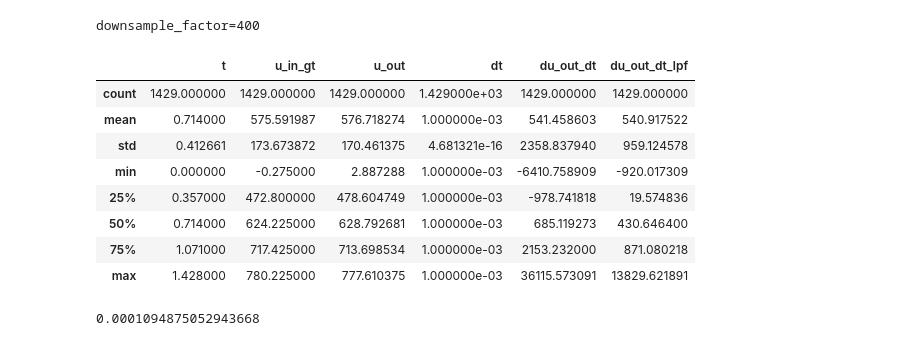
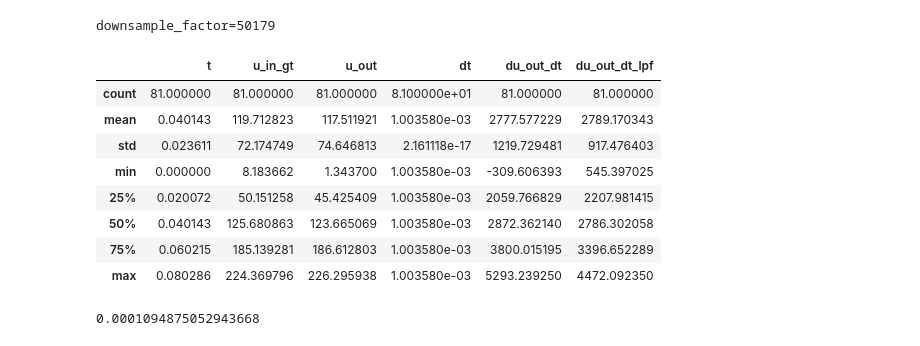
Before and after one commit to maksimdrachov/kalman-sympy, a Jupyter notebook: tau.ipynb, the cells around one changed output. Saved outputs shown, nothing was run; the diff lists cells and outputs as text; code cells hidden in the pictures.

```diff
--- a/tau.ipynb
+++ b/tau.ipynb
@@ -4,8 +4,9 @@ import pandas as pd
 import numpy as np
 import plotly.graph_objects as go
 # %%
-#df = pd.read_csv("SDS00002.CSV", skiprows=[1])
-df = pd.read_csv("SDS00001.CSV", skiprows=[1])
+CSV_file = "SDS00001.CSV"
+
+df = pd.read_csv(CSV_file, skiprows=[1])
 df.describe()
 
 Rhi = 4.7e6*5
@@ -15,48 +16,66 @@ G *= 1.14
 
 # Assign decent names to the columns and compute derivatives
 df["t"] = df.Source - df.Source.min()
-df["u_in_gt"] = df.CH4
-df["u_out"] = df.CH1 * G
+if (CSV_file == "SDS00001.CSV"):
+    df["u_in_gt"] = df.CH4
+    df["u_out"] = df.CH1 * G
+    del df["CH1"]
+    del df["CH4"]
+    begin_at_value = +1000
+    end_at_value = -1000
+elif (CSV_file == "SDS00002.CSV"):
+    df["u_in_gt"] = df.CH4
+    df["u_out"] = df.CH1 * G
+    del df["CH1"]
+    del df["CH4"]
+    begin_at_value = +1000
+    end_at_value = -20
+elif (CSV_file == "SDS00003.CSV"):
+    df["u_in_gt"] = df.CH1
+    df["u_out"] = df.CH3 * G
+    del df["CH1"]
+    del df["CH3"]
+    begin_at_value = +1000
+    end_at_value = -20
 # Remove the silly-named original columns
 del df["Source"]
-del df["CH1"]
-del df["CH4"]
+
 
 desired_sample_rate = 1e3
 time_span = df.t.max() - df.t.min()
 desired_num_samples = int(time_span * desired_sample_rate)
 downsample_factor = round(len(df) / desired_num_samples)
 print(f"{downsample_factor=}")
 num_rows = (len(df) // downsample_factor) * downsample_factor
 df = df.iloc[:num_rows]
 reshaped_df = df.values.reshape(-1, downsample_factor, df.shape[1])
 downsampled_data = reshaped_df.mean(axis=1)
 dsdf = pd.DataFrame(downsampled_data, columns=df.columns)
 dsdf["dt"] = dsdf.t.diff()
 dsdf["du_out_dt"] = dsdf.u_out.diff() / dsdf.dt
 dsdf["du_out_dt_lpf"] = dsdf.du_out_dt.rolling(5).mean()
 
 # Trim the dataframe to only include the part where the cap is being charged
-begin_at = dsdf[dsdf.du_out_dt_lpf > +1000].index[0] - 1
+begin_at = dsdf[dsdf.du_out_dt_lpf > begin_at_value].index[0] - 1
 dsdf     = dsdf.iloc[begin_at:]
-end_at   = dsdf[dsdf.du_out_dt_lpf < -1000].index[0] - 1
+end_at   = dsdf[dsdf.du_out_dt_lpf < end_at_value].index[0] - 1
 dsdf     = dsdf.iloc[:end_at-begin_at]
 dsdf
 
 # Trim the time base.
 dsdf["t"] = dsdf.t - dsdf.t.min()
 dsdf.describe()
 # %% [output]
-downsample_factor=400
+downsample_factor=50179
 |  | t | u_in_gt | u_out | dt | du_out_dt | du_out_dt_lpf |
-| count | 1429.000000 | 1429.000000 | 1429.000000 | 1.429000e+03 | 1429.000000 | 1429.000000 |
-| mean | 0.714000 | 575.591987 | 576.718274 | 1.000000e-03 | 541.458603 | 540.917522 |
-| std | 0.412661 | 173.673872 | 170.461375 | 4.681321e-16 | 2358.837940 | 959.124578 |
-| min | 0.000000 | -0.275000 | 2.887288 | 1.000000e-03 | -6410.758909 | -920.017309 |
-| 25% | 0.357000 | 472.800000 | 478.604749 | 1.000000e-03 | -978.741818 | 19.574836 |
-| 50% | 0.714000 | 624.225000 | 628.792681 | 1.000000e-03 | 685.119273 | 430.646400 |
-| 75% | 1.071000 | 717.425000 | 713.698534 | 1.000000e-03 | 2153.232000 | 871.080218 |
-| max | 1.428000 | 780.225000 | 777.610375 | 1.000000e-03 | 36115.573091 | 13829.621891 |
+| count | 81.000000 | 81.000000 | 81.000000 | 8.100000e+01 | 81.000000 | 81.000000 |
+| mean | 0.040143 | 119.712823 | 117.511921 | 1.003580e-03 | 2777.577229 | 2789.170343 |
+| std | 0.023611 | 72.174749 | 74.646813 | 2.161118e-17 | 1219.729481 | 917.476403 |
+| min | 0.000000 | 8.183662 | 1.343700 | 1.003580e-03 | -309.606393 | 545.397025 |
+| 25% | 0.020072 | 50.151258 | 45.425409 | 1.003580e-03 | 2059.766829 | 2207.981415 |
+| 50% | 0.040143 | 125.680863 | 123.665069 | 1.003580e-03 | 2872.362140 | 2786.302058 |
+| 75% | 0.060215 | 185.139281 | 186.612803 | 1.003580e-03 | 3800.015195 | 3396.652289 |
+| max | 0.080286 | 224.369796 | 226.295938 | 1.003580e-03 | 5293.239250 | 4472.092350 |
 # %%
 R_eq = (Rhi * Rlo) / (Rhi + Rlo)
 C_out = 1e-9
```
